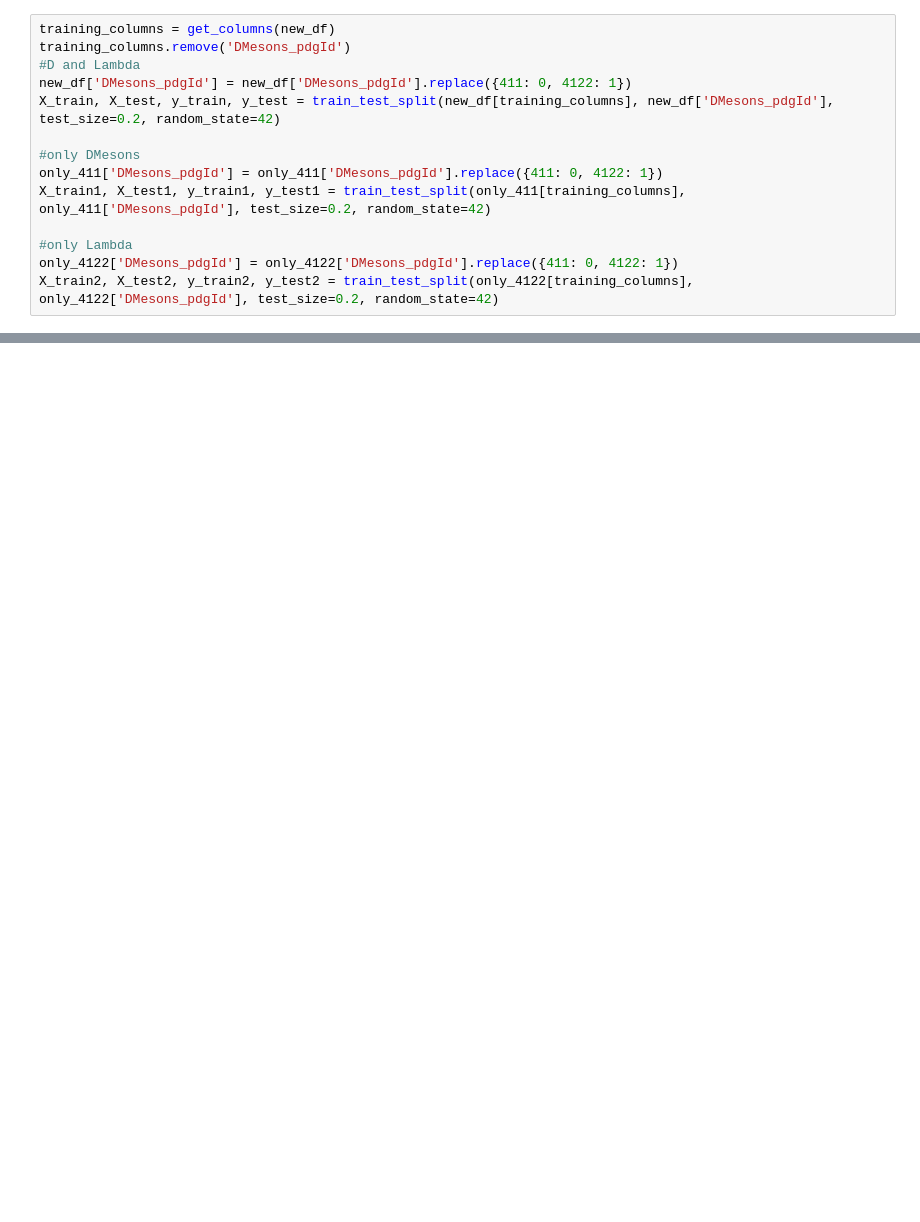
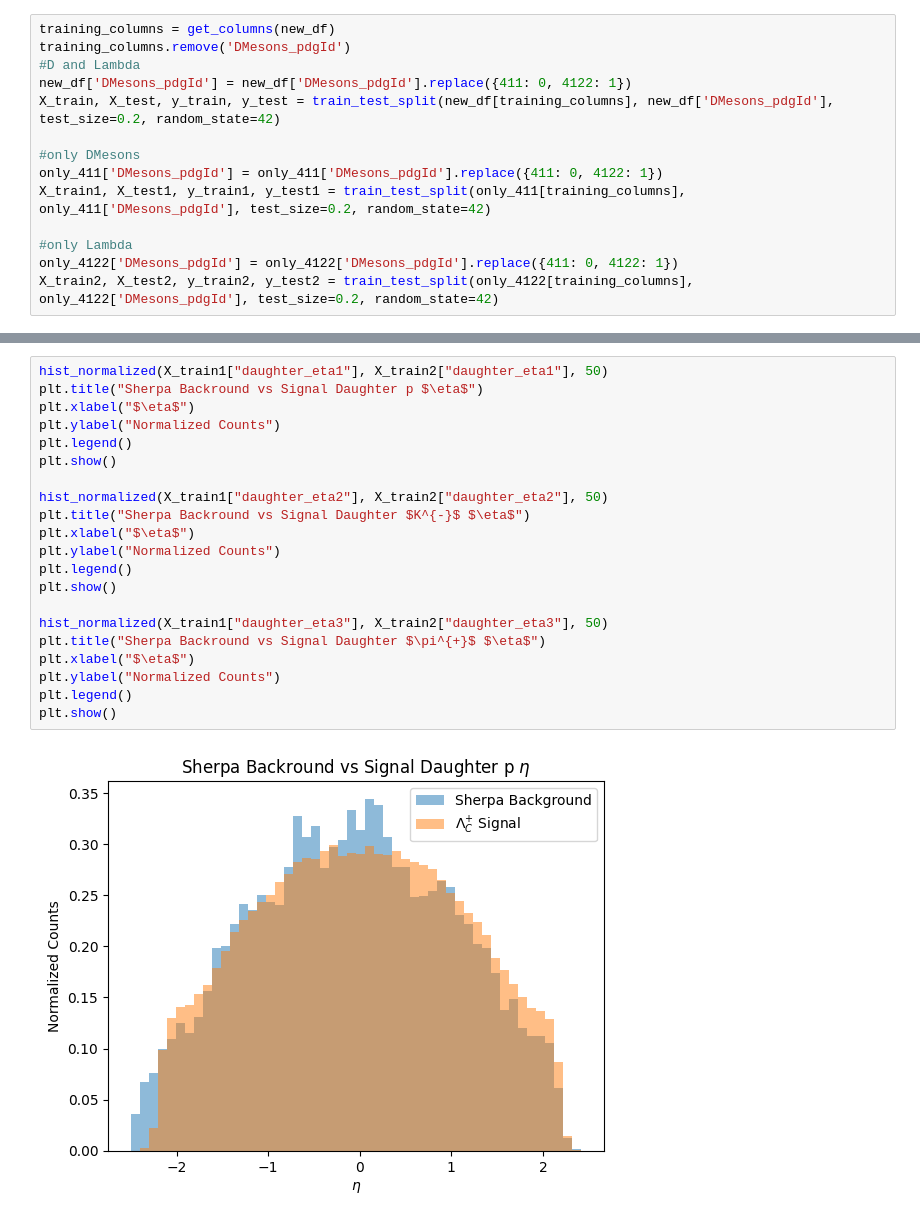
Before and after one commit to GitGup/ATLAS_DNN, a Jupyter notebook: MC_DNN_Plotting.ipynb, the cells around one changed output, grey strips where cells are left out. Drawn from its saved outputs; the diff is of its cells as text; blank space fills up the shorter version.

```diff
--- a/MC_DNN_Plotting.ipynb
+++ b/MC_DNN_Plotting.ipynb
@@ -158,0 +129,23 @@ plot_normalized_histograms(data_list, 100)
+# %%
+hist_normalized(X_train1["daughter_eta1"], X_train2["daughter_eta1"], 50)
+plt.title("Sherpa Backround vs Signal Daughter p $\eta$")
+plt.xlabel("$\eta$")
+plt.ylabel("Normalized Counts")
+plt.legend()
+plt.show()
+
+hist_normalized(X_train1["daughter_eta2"], X_train2["daughter_eta2"], 50)
+plt.title("Sherpa Backround vs Signal Daughter $K^{-}$ $\eta$")
+plt.xlabel("$\eta$")
+plt.ylabel("Normalized Counts")
+plt.legend()
+plt.show()
+
+hist_normalized(X_train1["daughter_eta3"], X_train2["daughter_eta3"], 50)
+plt.title("Sherpa Backround vs Signal Daughter $\pi^{+}$ $\eta$")
+plt.xlabel("$\eta$")
+plt.ylabel("Normalized Counts")
+plt.legend()
+plt.show()
+# %% [output]
+[figure, added]
```
Also changed, not shown: parts of 11 cells of this notebook.
